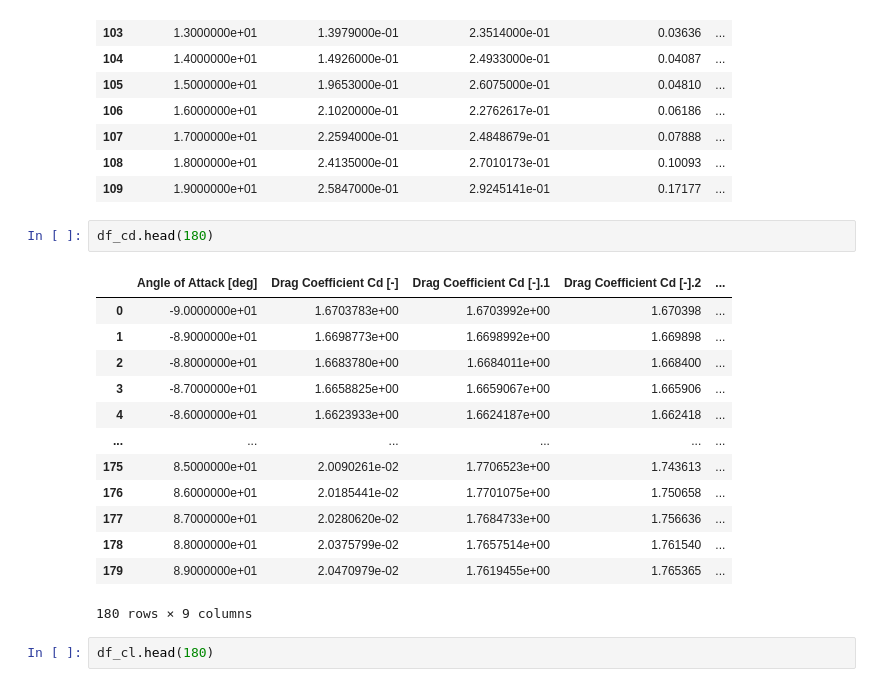
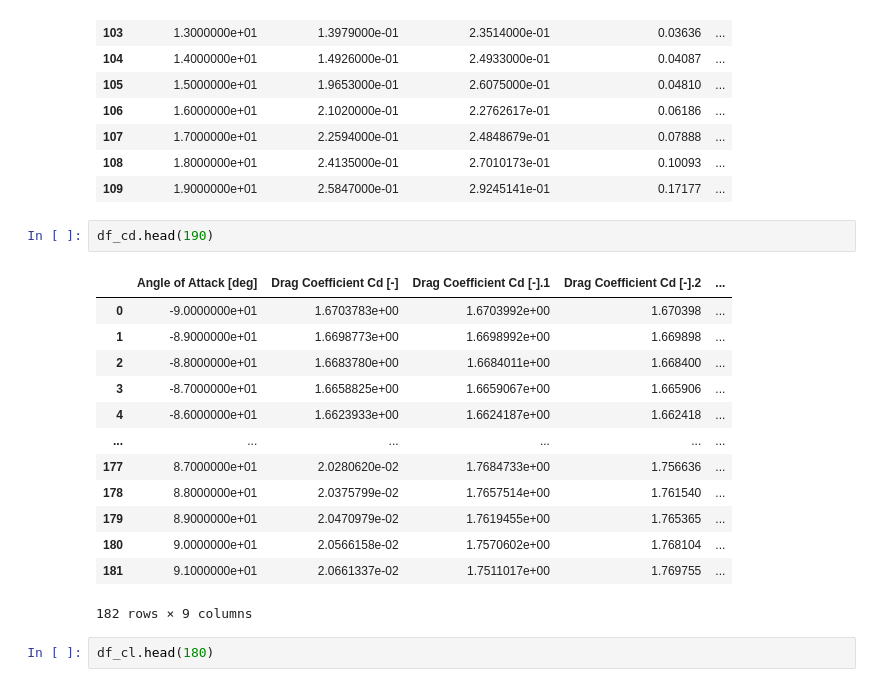
Before and after one commit to Pedro-pb-coder/polars.Qblade, a Jupyter notebook: polares.all.ipynb, the cells around one changed output. Drawn from its saved outputs; the diff is of its cells as text.

```diff
--- a/polares.all.ipynb
+++ b/polares.all.ipynb
@@ -296,21 +296,21 @@ df_cd.iloc[95:110]
 | 108 | 1.8000000e+01 | 2.4135000e-01 | 2.7010173e-01 | 0.10093 | ... |
 | 109 | 1.9000000e+01 | 2.5847000e-01 | 2.9245141e-01 | 0.17177 | ... |
 # %%
-df_cd.head(180)
+df_cd.head(190)
 # %% [output]
 |  | Angle of Attack [deg] | Drag Coefficient Cd [-] | Drag Coefficient Cd [-].1 | Drag Coefficient Cd [-].2 | ... |
 | 0 | -9.0000000e+01 | 1.6703783e+00 | 1.6703992e+00 | 1.670398 | ... |
 | 1 | -8.9000000e+01 | 1.6698773e+00 | 1.6698992e+00 | 1.669898 | ... |
 | 2 | -8.8000000e+01 | 1.6683780e+00 | 1.6684011e+00 | 1.668400 | ... |
 | 3 | -8.7000000e+01 | 1.6658825e+00 | 1.6659067e+00 | 1.665906 | ... |
 | 4 | -8.6000000e+01 | 1.6623933e+00 | 1.6624187e+00 | 1.662418 | ... |
 | ... | ... | ... | ... | ... | ... |
-| 175 | 8.5000000e+01 | 2.0090261e-02 | 1.7706523e+00 | 1.743613 | ... |
-| 176 | 8.6000000e+01 | 2.0185441e-02 | 1.7701075e+00 | 1.750658 | ... |
 | 177 | 8.7000000e+01 | 2.0280620e-02 | 1.7684733e+00 | 1.756636 | ... |
 | 178 | 8.8000000e+01 | 2.0375799e-02 | 1.7657514e+00 | 1.761540 | ... |
 | 179 | 8.9000000e+01 | 2.0470979e-02 | 1.7619455e+00 | 1.765365 | ... |
+| 180 | 9.0000000e+01 | 2.0566158e-02 | 1.7570602e+00 | 1.768104 | ... |
+| 181 | 9.1000000e+01 | 2.0661337e-02 | 1.7511017e+00 | 1.769755 | ... |
-180 rows × 9 columns
+182 rows × 9 columns
 # %%
 df_cl.head(180)
 # %% [output]
```
Also changed, not shown: parts of 2 cells of this notebook.
